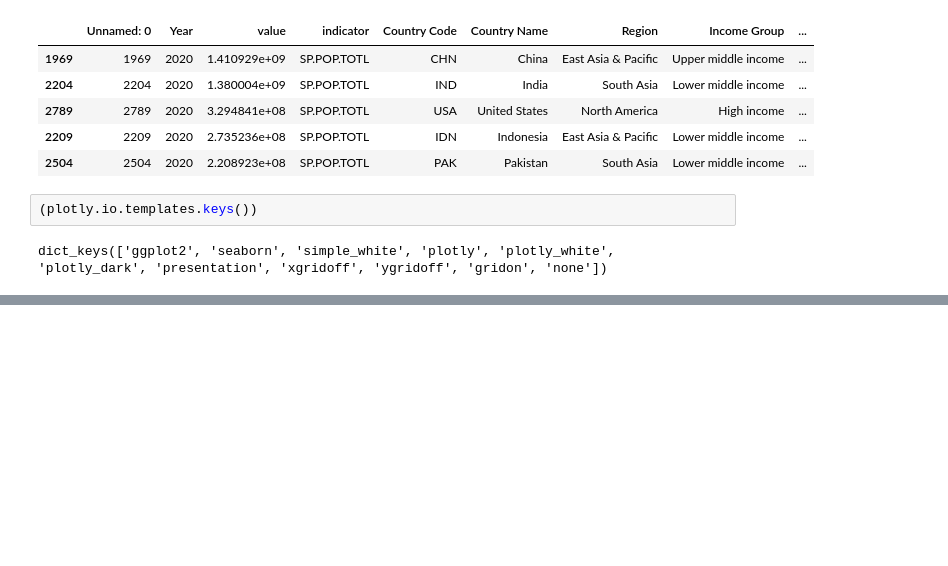
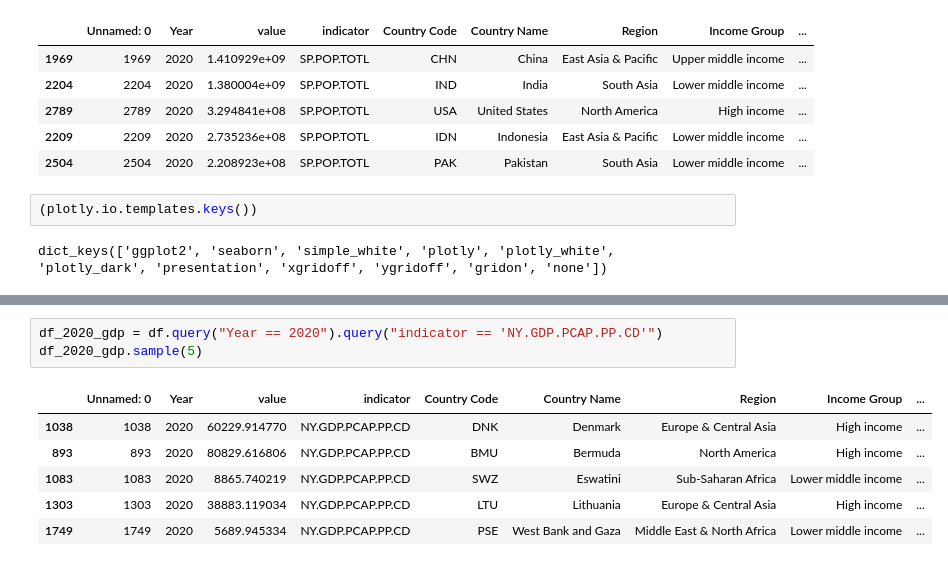
Before and after one commit to ruthiang/Ruth_data690, a Jupyter notebook: part_b_prac.ipynb, the cells around one changed output, grey strips where cells are left out. Drawn from its saved outputs; the diff is of its cells as text; blank space fills up the shorter version.

```diff
--- a/part_b_prac.ipynb
+++ b/part_b_prac.ipynb
@@ -73,0 +104,10 @@ fig.show()
+# %%
+df_2020_gdp = df.query("Year == 2020").query("indicator == 'NY.GDP.PCAP.PP.CD'")
+df_2020_gdp.sample(5)
+# %% [output]
+|  | Unnamed: 0 | Year | value | indicator | Country Code | Country Name | Region | Income Group | ... |
+| 1038 | 1038 | 2020 | 60229.914770 | NY.GDP.PCAP.PP.CD | DNK | Denmark | Europe & Central Asia | High income | ... |
+| 893 | 893 | 2020 | 80829.616806 | NY.GDP.PCAP.PP.CD | BMU | Bermuda | North America | High income | ... |
+| 1083 | 1083 | 2020 | 8865.740219 | NY.GDP.PCAP.PP.CD | SWZ | Eswatini | Sub-Saharan Africa | Lower middle income | ... |
+| 1303 | 1303 | 2020 | 38883.119034 | NY.GDP.PCAP.PP.CD | LTU | Lithuania | Europe & Central Asia | High income | ... |
+| 1749 | 1749 | 2020 | 5689.945334 | NY.GDP.PCAP.PP.CD | PSE | West Bank and Gaza | Middle East & North Africa | Lower middle income | ... |
```
Also changed, not shown: parts of 6 cells of this notebook.
